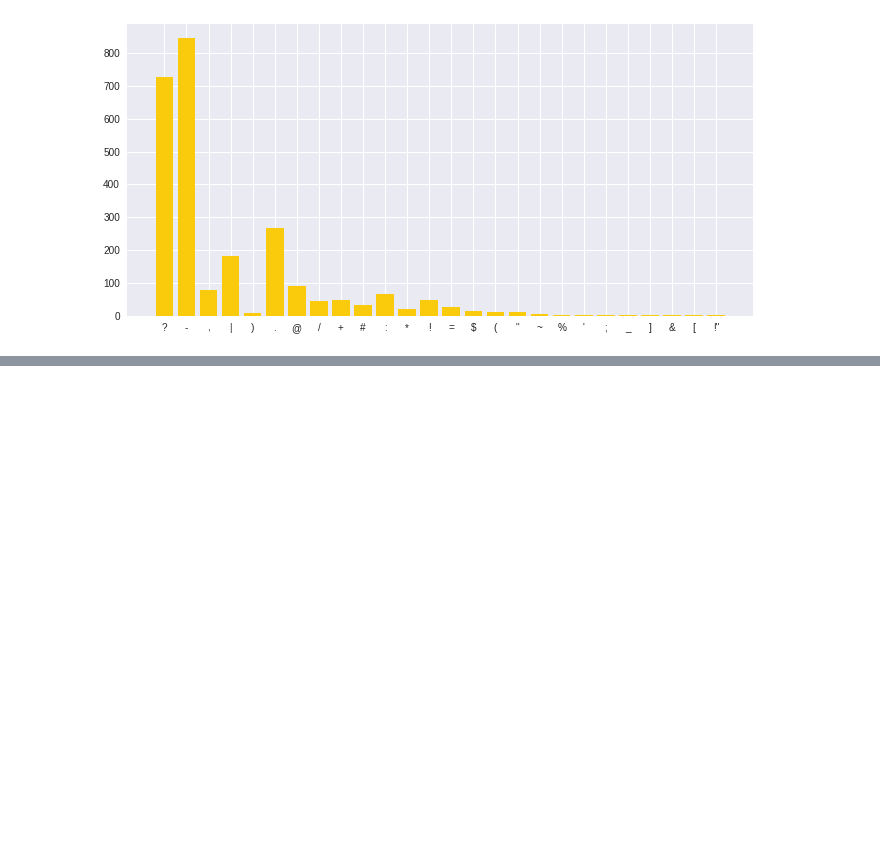
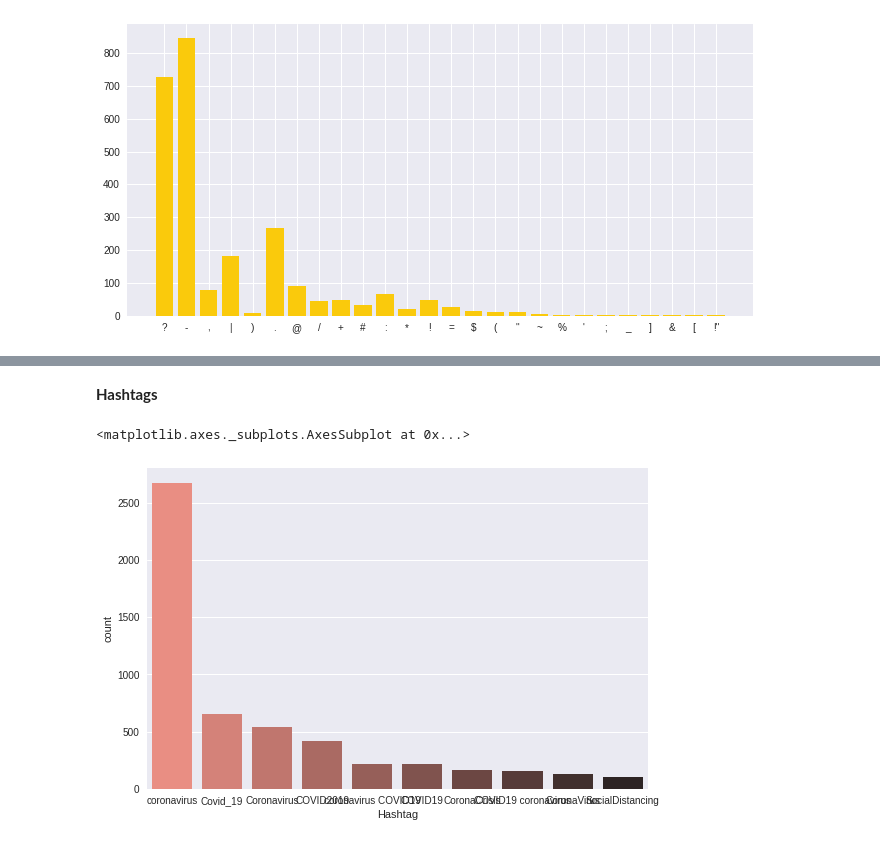
Before and after one commit to sneraikar/Coronavirus-tweet-sentiment-analysis, a Jupyter notebook: Coronavirus_Tweet_Sentiment_Analysis_Capstone_Project.ipynb, the cells around one changed output, grey strips where cells are left out. Cells and saved outputs as stored; diff of their text form; code cells hidden in the pictures; blank space fills up the shorter version.

```diff
--- a/Coronavirus_Tweet_Sentiment_Analysis_Capstone_Project.ipynb
+++ b/Coronavirus_Tweet_Sentiment_Analysis_Capstone_Project.ipynb
@@ -434,0 +452,14 @@ plt.bar(x,y,color='#FACA0C')
+# %% [markdown]
+**Hashtags**
+# %%
+import re
+def find_hash(OriginalTweet):
+    line=re.findall(r'(?<=#)\w+',OriginalTweet)
+    return " ".join(line)
+df['hash']=df['OriginalTweet'].apply(lambda x:find_hash(x))
+temp=df['hash'].value_counts()[:][1:11]
+temp= temp.to_frame().reset_index().rename(columns={'index':'Hashtag','hash':'count'})
+sns.barplot(x="Hashtag",y="count", data = temp,palette="dark:salmon_r")
+# %% [output]
+<matplotlib.axes._subplots.AxesSubplot at 0x...>
+[figure, added]
```
Also changed, not shown: parts of 22 cells of this notebook.
